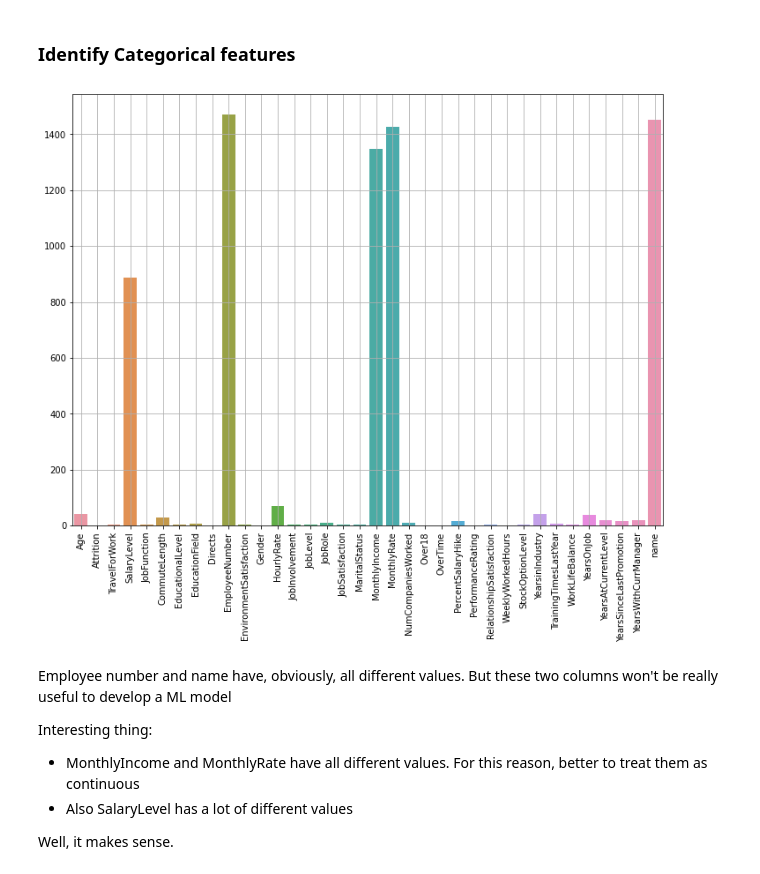
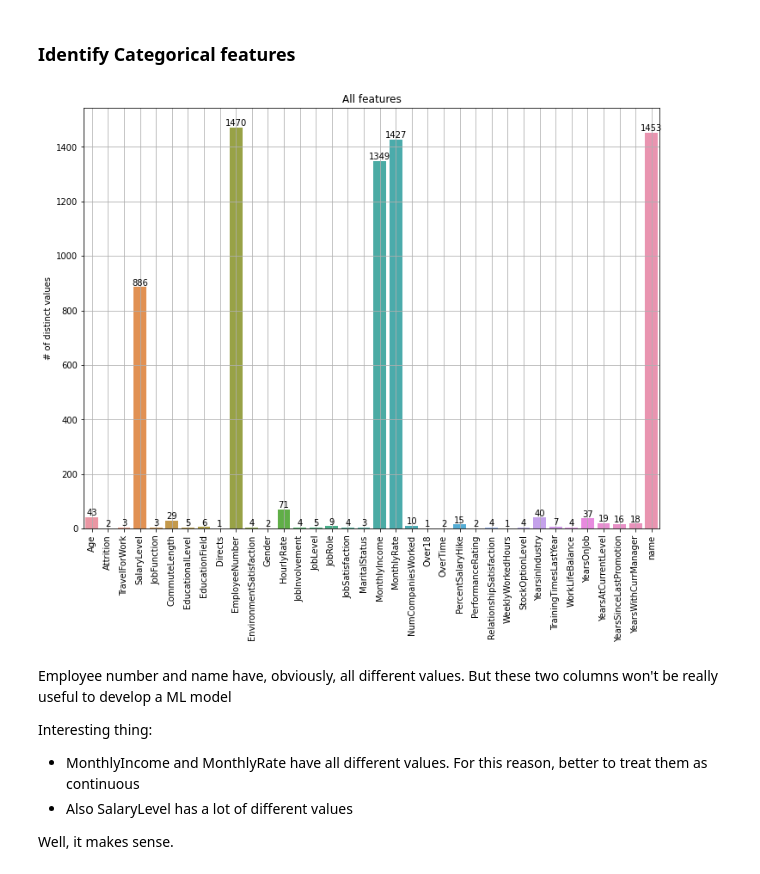
Before and after one commit to luigisaetta/data-science-bp, a Jupyter notebook: example_complete_eda.ipynb, the cells around one changed output. Saved outputs shown, nothing was run; the diff lists cells and outputs as text; code cells hidden in the pictures.

```diff
--- a/example_complete_eda.ipynb
+++ b/example_complete_eda.ipynb
@@ -84,23 +84,30 @@ memory usage: 413.6+ KB
 One important thing is to identify which columns should be treated as **Categorical**. Categorical are discrete features, with only a limited number of different values.
 # %% [markdown]
 ### Identify Categorical features
+# %%
+# function for reuse
+def make_histplot(x_vals, y_vals, title):
+    # using Seaborn
+    plt.figure(figsize=FIGSIZE)
+    plt.title(title)
+    ax = sns.barplot(x=x_vals, y=y_vals)
+    ax.bar_label(ax.containers[0])
+    plt.xticks(rotation=90)
+    plt.ylabel('# of distinct values')
+    plt.grid(True)
 # %%
 # one first indication comes from the number of different values
 
 # let's do a plot
 FIGSIZE = (12,9)
 
 cols = df.columns
 
 list_count =[df[col].nunique() for col in cols]
 
-# using Seaborn
-plt.figure(figsize=FIGSIZE)
-sns.barplot(x=cols, y=list_count)
-plt.xticks(rotation=90)
-plt.grid(True)
+make_histplot(x_vals=cols, y_vals=list_count, title='All features')
 # %% [output]
-[figure, old version]
+[figure, new version]
 # %% [markdown]
 Employee number and name have, obviously, all different values. But these two columns won't be really useful to develop a ML model
 
```
Also changed, not shown: parts of 1 cell of this notebook.
